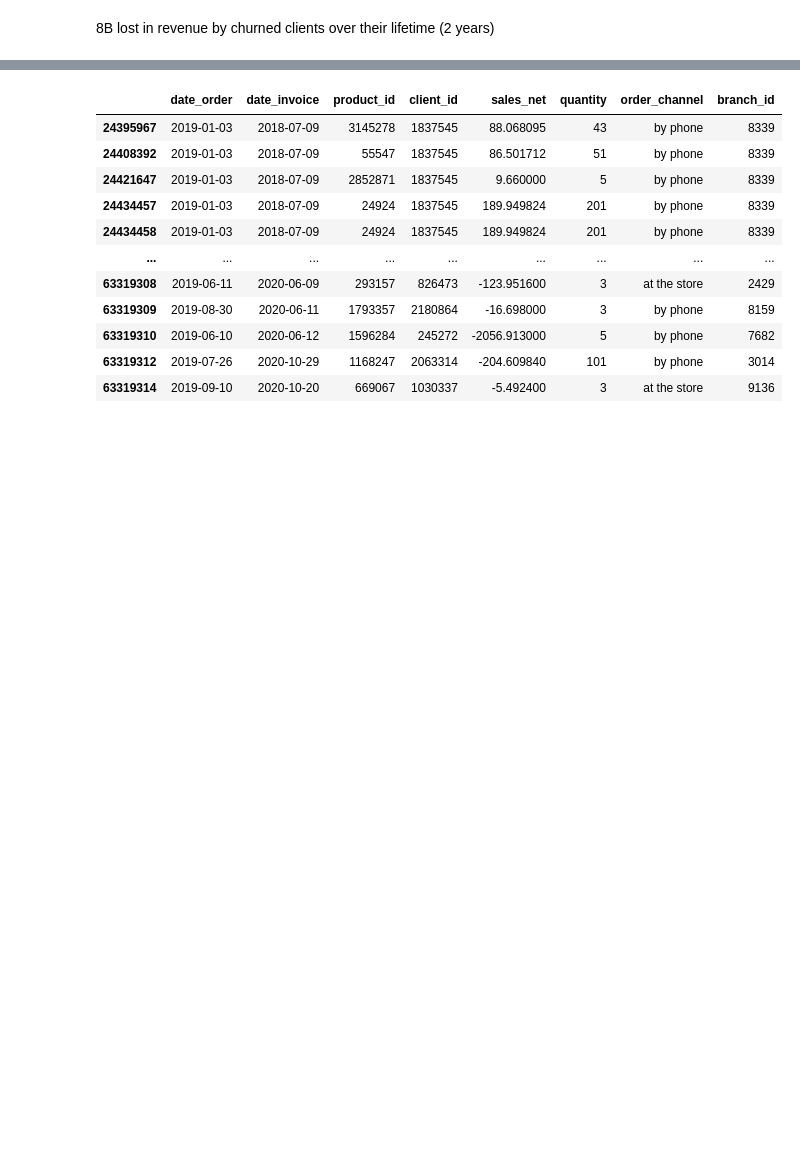
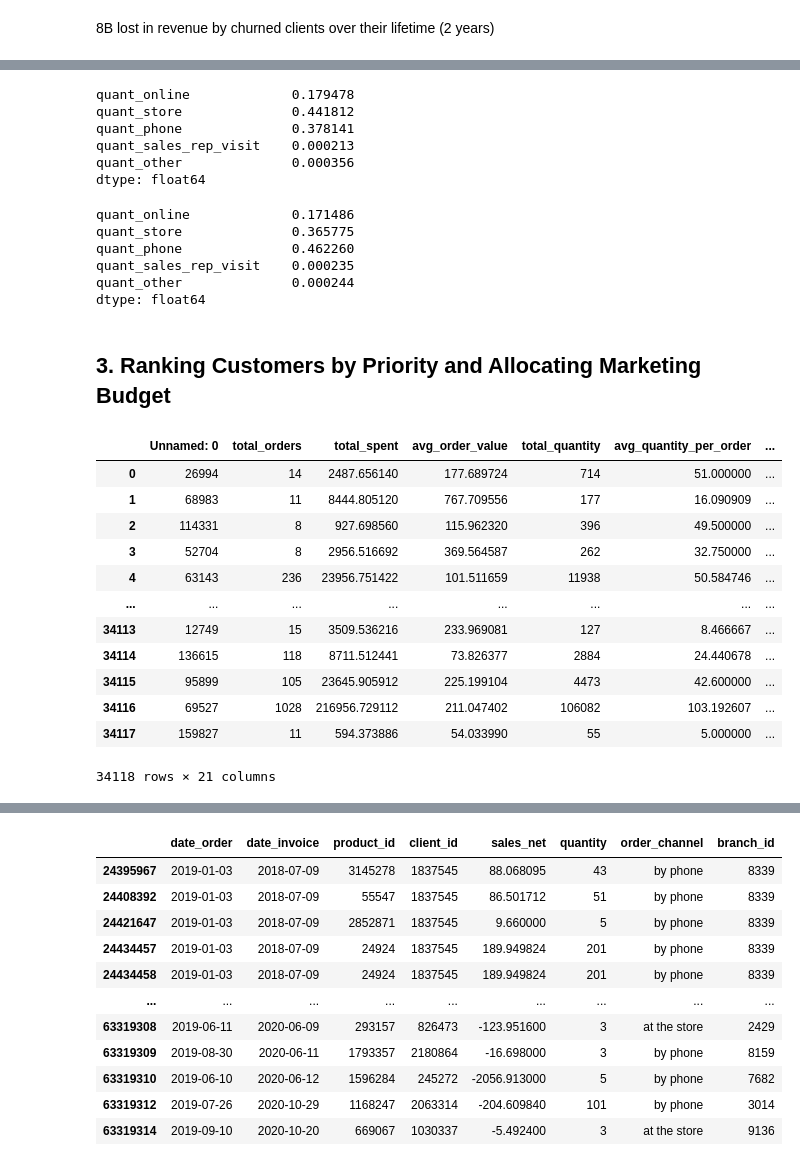
Before and after one commit to dorabijvoet/bcg_strat, a Jupyter notebook: notebooks/eda.ipynb, the cells around one changed output, grey strips where cells are left out. Drawn from its saved outputs; the diff is of its cells as text; code cells hidden in the pictures; blank space fills up the shorter version.

```diff
--- a/notebooks/eda.ipynb
+++ b/notebooks/eda.ipynb
@@ -300,0 +368,69 @@ np.float64(8297080676.7241955)
+# %%
+client_df[client_df["churned"] == 1][
+    [
+        "quant_online",
+        "quant_store",
+        "quant_phone",
+        "quant_sales_rep_visit",
+        "quant_other",
+    ]
+].sum() / client_df[client_df["churned"] == 1][
+    [
+        "quant_online",
+        "quant_store",
+        "quant_phone",
+        "quant_sales_rep_visit",
+        "quant_other",
+    ]
+].sum().sum()
+# %% [output]
+quant_online             0.179478
+quant_store              0.441812
+quant_phone              0.378141
+quant_sales_rep_visit    0.000213
+quant_other              0.000356
+dtype: float64
+# %%
+client_df[client_df["churned"] == 0][
+    [
+        "quant_online",
+        "quant_store",
+        "quant_phone",
+        "quant_sales_rep_visit",
+        "quant_other",
+    ]
+].sum() / client_df[client_df["churned"] == 0][
+    [
+        "quant_online",
+        "quant_store",
+        "quant_phone",
+        "quant_sales_rep_visit",
+        "quant_other",
+    ]
+].sum().sum()
+# %% [output]
+quant_online             0.171486
+quant_store              0.365775
+quant_phone              0.462260
+quant_sales_rep_visit    0.000235
+quant_other              0.000244
+dtype: float64
+# %% [markdown]
+## 3. Ranking Customers by Priority and Allocating Marketing Budget
+# %%
+pred = pd.read_csv("../data/test_set_with_proba.csv")
+pred
+# %% [output]
+|  | Unnamed: 0 | total_orders | total_spent | avg_order_value | total_quantity | avg_quantity_per_order | ... |
+| 0 | 26994 | 14 | 2487.656140 | 177.689724 | 714 | 51.000000 | ... |
+| 1 | 68983 | 11 | 8444.805120 | 767.709556 | 177 | 16.090909 | ... |
+| 2 | 114331 | 8 | 927.698560 | 115.962320 | 396 | 49.500000 | ... |
+| 3 | 52704 | 8 | 2956.516692 | 369.564587 | 262 | 32.750000 | ... |
+| 4 | 63143 | 236 | 23956.751422 | 101.511659 | 11938 | 50.584746 | ... |
+| ... | ... | ... | ... | ... | ... | ... | ... |
+| 34113 | 12749 | 15 | 3509.536216 | 233.969081 | 127 | 8.466667 | ... |
+| 34114 | 136615 | 118 | 8711.512441 | 73.826377 | 2884 | 24.440678 | ... |
+| 34115 | 95899 | 105 | 23645.905912 | 225.199104 | 4473 | 42.600000 | ... |
+| 34116 | 69527 | 1028 | 216956.729112 | 211.047402 | 106082 | 103.192607 | ... |
+| 34117 | 159827 | 11 | 594.373886 | 54.033990 | 55 | 5.000000 | ... |
+34118 rows × 21 columns
```
Also changed, not shown: parts of 47 cells of this notebook, 1 other file.
